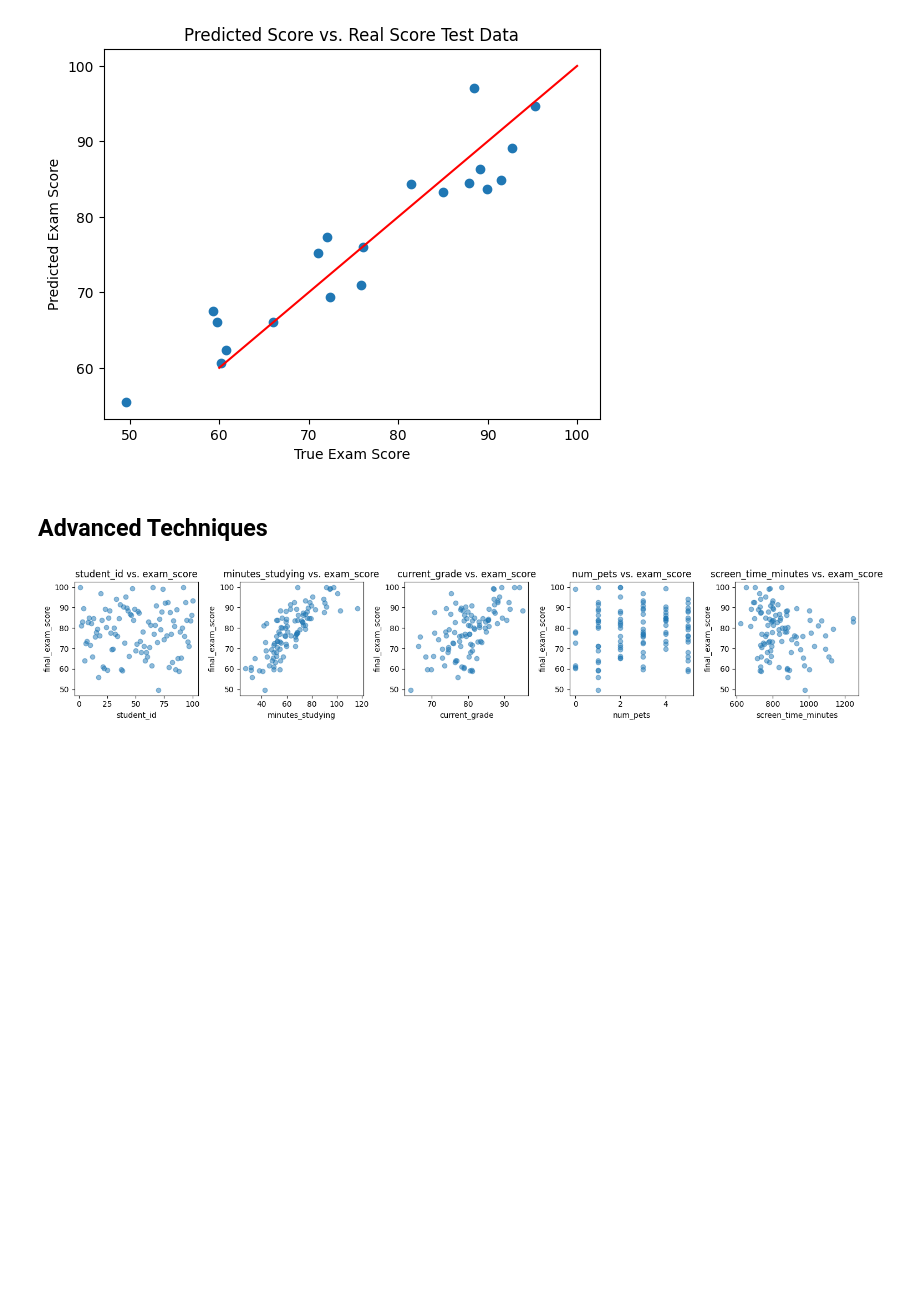
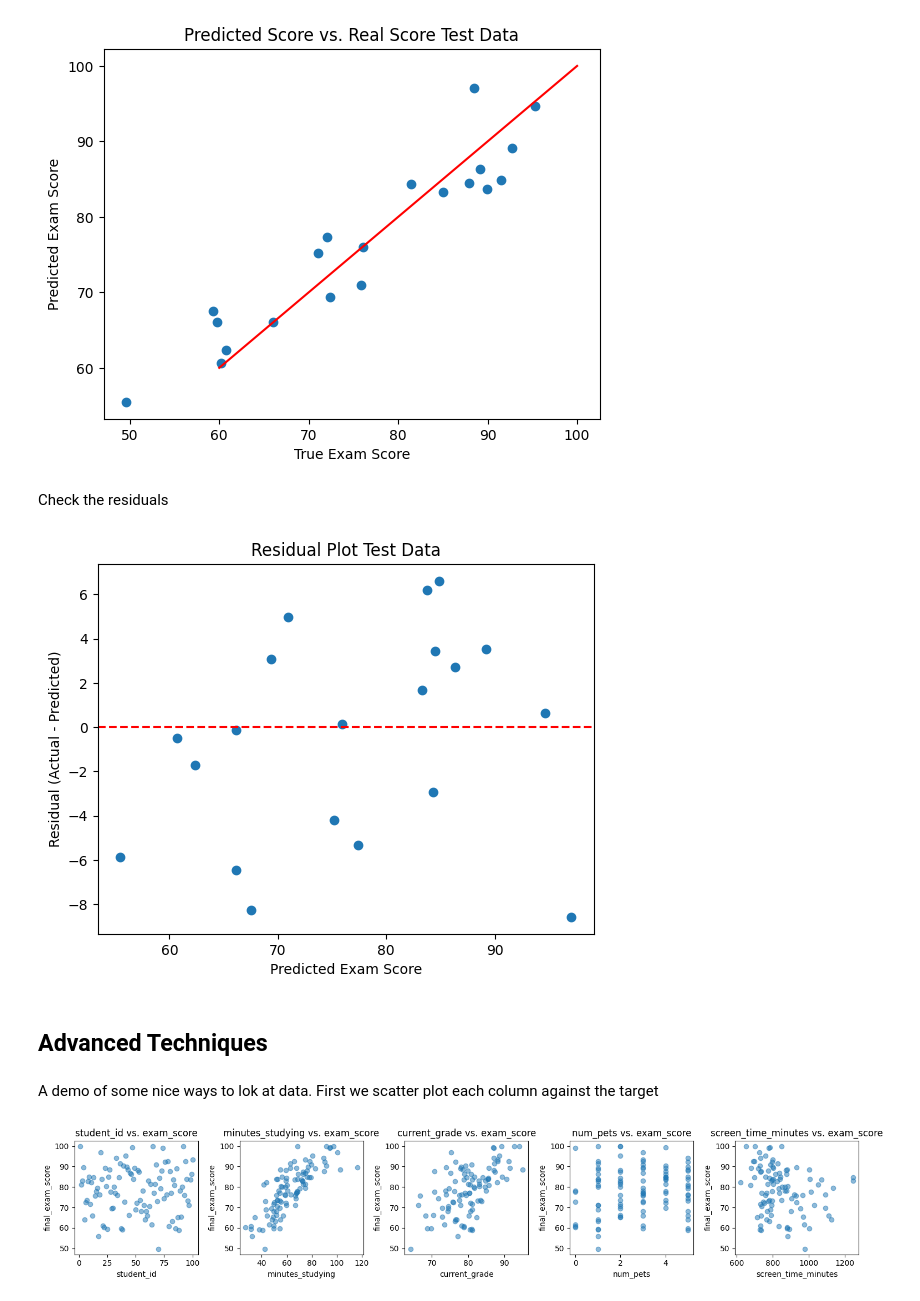
Before and after one commit to paderevski/ML-curriculum, a Jupyter notebook: notebooks/04-regression-plus/Test_Scores.ipynb, the cells around one changed output. Drawn from its saved outputs; the diff is of its cells as text; code cells hidden in the pictures; blank space fills up the shorter version.

Commit message:
test scores

```diff
--- a/notebooks/04-regression-plus/Test_Scores.ipynb
+++ b/notebooks/04-regression-plus/Test_Scores.ipynb
@@ -294,8 +304,23 @@ plt.ylabel("Predicted Exam Score")
 # %% [output]
 Text(0, 0.5, 'Predicted Exam Score')
 [figure]
+# %% [markdown]
+Check the residuals
+# %%
+residuals = y_test - y_pred
+
+plt.scatter(y_pred, residuals)
+plt.axhline(y=0, color='red', linestyle='--')
+plt.title("Residual Plot Test Data")
+plt.xlabel("Predicted Exam Score")
+plt.ylabel("Residual (Actual - Predicted)")
+plt.show()
+# %% [output]
+[figure, added]
 # %% [markdown]
 ## Advanced Techniques
+# %% [markdown]
+A demo of some nice ways to lok at data. First we scatter plot each column against the target
 # %%
 import matplotlib.pyplot as plt
 import pandas as pd
```
Also changed, not shown: parts of 9 cells of this notebook.
